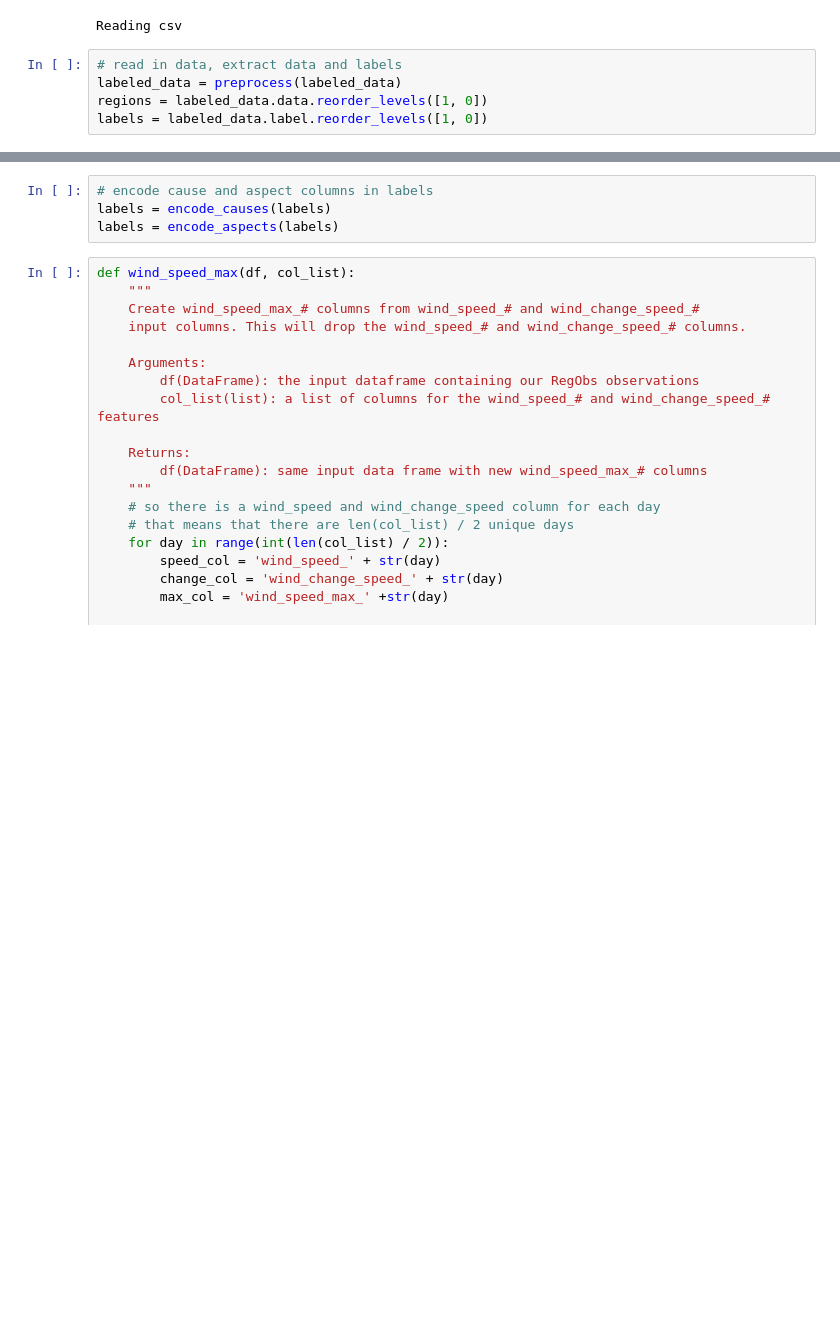
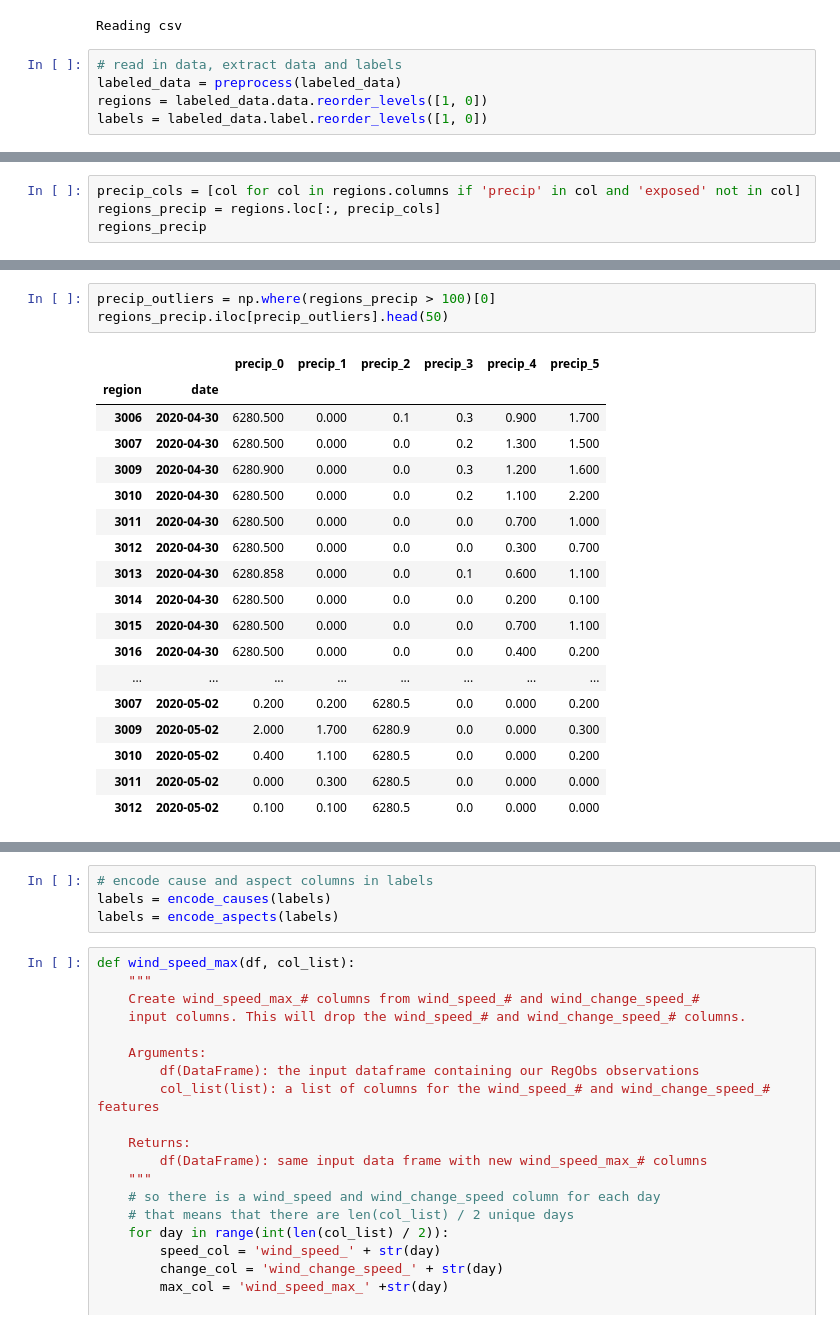
Before and after one commit to NVE/avalanche_ml, a Jupyter notebook: notebooks/training/neural_networks.ipynb, the cells around one changed output, grey strips where cells are left out. Cells and saved outputs as stored; diff of their text form; blank space fills up the shorter version.

```diff
--- a/notebooks/training/neural_networks.ipynb
+++ b/notebooks/training/neural_networks.ipynb
@@ -46,0 +58,4 @@ labels = labeled_data.label.reorder_levels([1, 0])
+# %%
+precip_cols = [col for col in regions.columns if 'precip' in col and 'exposed' not in col]
+regions_precip = regions.loc[:, precip_cols]
+regions_precip
@@ -46,0 +77,22 @@ labels = labeled_data.label.reorder_levels([1, 0])
+# %%
+precip_outliers = np.where(regions_precip > 100)[0]
+regions_precip.iloc[precip_outliers].head(50)
+# %% [output]
+|  |  | precip_0 | precip_1 | precip_2 | precip_3 | precip_4 | precip_5 |
+| region | date |  |  |  |  |  |  |
+| 3006 | 2020-04-30 | 6280.500 | 0.000 | 0.1 | 0.3 | 0.900 | 1.700 |
+| 3007 | 2020-04-30 | 6280.500 | 0.000 | 0.0 | 0.2 | 1.300 | 1.500 |
+| 3009 | 2020-04-30 | 6280.900 | 0.000 | 0.0 | 0.3 | 1.200 | 1.600 |
+| 3010 | 2020-04-30 | 6280.500 | 0.000 | 0.0 | 0.2 | 1.100 | 2.200 |
+| 3011 | 2020-04-30 | 6280.500 | 0.000 | 0.0 | 0.0 | 0.700 | 1.000 |
+| 3012 | 2020-04-30 | 6280.500 | 0.000 | 0.0 | 0.0 | 0.300 | 0.700 |
+| 3013 | 2020-04-30 | 6280.858 | 0.000 | 0.0 | 0.1 | 0.600 | 1.100 |
+| 3014 | 2020-04-30 | 6280.500 | 0.000 | 0.0 | 0.0 | 0.200 | 0.100 |
+| 3015 | 2020-04-30 | 6280.500 | 0.000 | 0.0 | 0.0 | 0.700 | 1.100 |
+| 3016 | 2020-04-30 | 6280.500 | 0.000 | 0.0 | 0.0 | 0.400 | 0.200 |
+| ... | ... | ... | ... | ... | ... | ... | ... |
+| 3007 | 2020-05-02 | 0.200 | 0.200 | 6280.5 | 0.0 | 0.000 | 0.200 |
+| 3009 | 2020-05-02 | 2.000 | 1.700 | 6280.9 | 0.0 | 0.000 | 0.300 |
+| 3010 | 2020-05-02 | 0.400 | 1.100 | 6280.5 | 0.0 | 0.000 | 0.200 |
+| 3011 | 2020-05-02 | 0.000 | 0.300 | 6280.5 | 0.0 | 0.000 | 0.000 |
+| 3012 | 2020-05-02 | 0.100 | 0.100 | 6280.5 | 0.0 | 0.000 | 0.000 |
```
Also changed, not shown: parts of 32 cells of this notebook.
